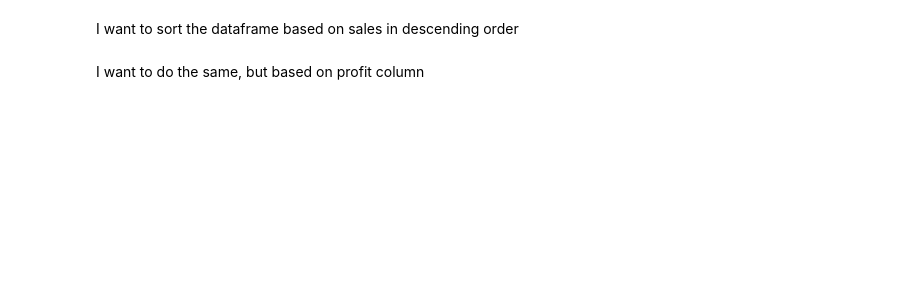
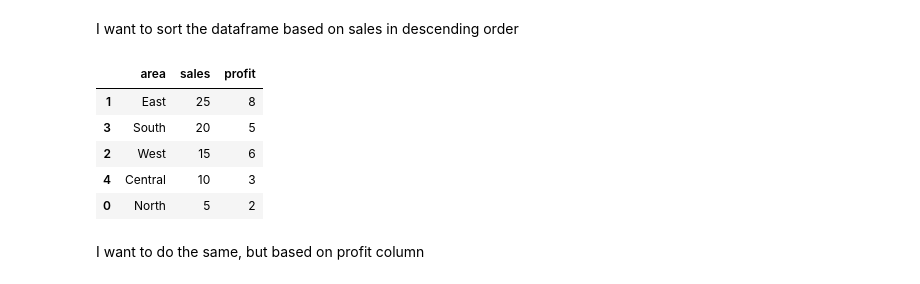
Before and after one commit to amitkaps/art-data-science, a Jupyter notebook: notebook/Intro-Python.ipynb, the cells around one changed output. Cells and saved outputs as stored; diff of their text form; code cells hidden in the pictures; blank space fills up the shorter version.

```diff
--- a/notebook/Intro-Python.ipynb
+++ b/notebook/Intro-Python.ipynb
@@ -58,4 +75,2 @@ df
-# %%
-df.columns = ["area", "sales2014", "profit", "sales2016"]
 # %%
 df.dtypes
@@ -95,7 +151,14 @@ df.sales.describe()
 # %% [markdown]
 I want to sort the dataframe based on sales in descending order
 # %%
-df.sort_values(by=['sales2014', "profit"], ascending=False)
+df.sort_values(by=['sales', "profit"], ascending=False)
+# %% [output]
+|  | area | sales | profit |
+| 1 | East | 25 | 8 |
+| 3 | South | 20 | 5 |
+| 2 | West | 15 | 6 |
+| 4 | Central | 10 | 3 |
+| 0 | North | 5 | 2 |
 # %% [markdown]
 I want to do the same, but based on profit column
 # %%
```
Also changed, not shown: parts of 21 cells of this notebook, 21 other files.
